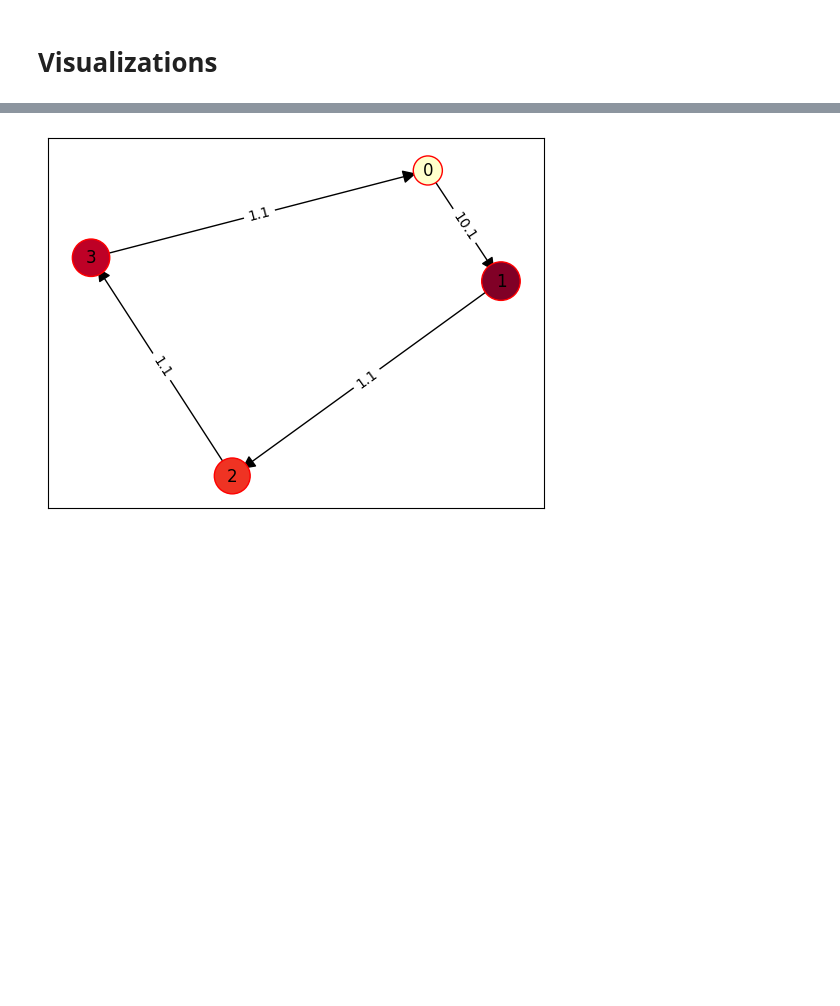
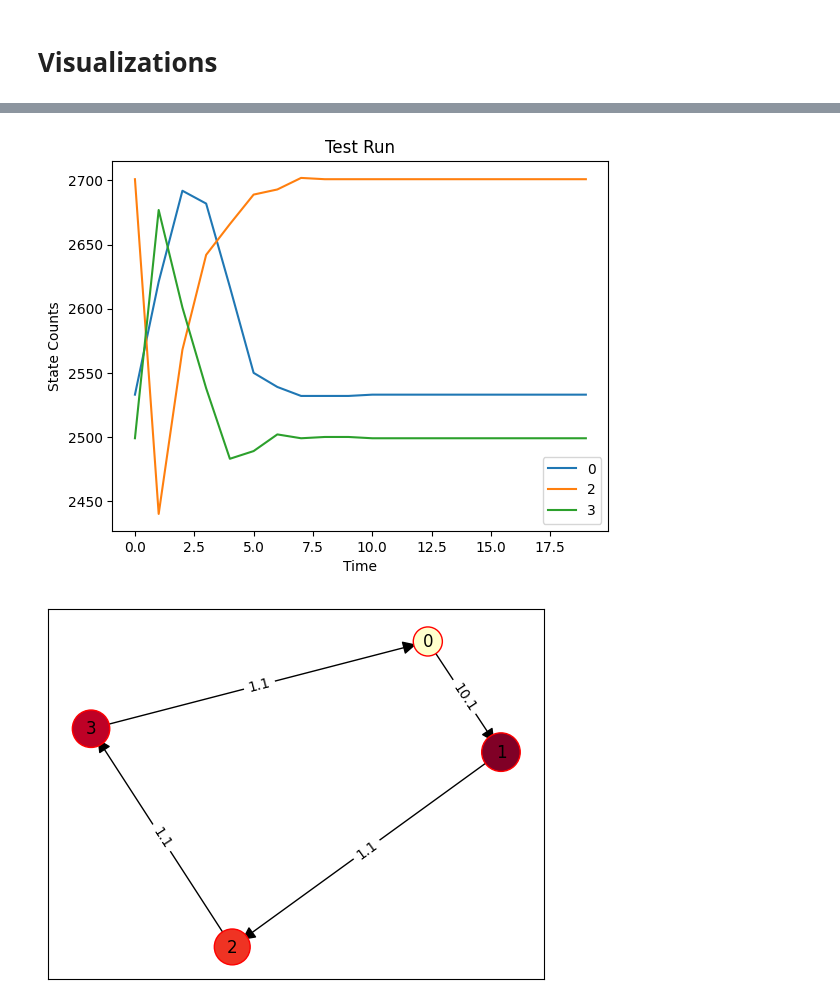
Before and after one commit to santi921/kmcluster, a Jupyter notebook: kmcluster/scripts/run.ipynb, the cells around one changed output, grey strips where cells are left out. Cells and saved outputs as stored; diff of their text form; code cells hidden in the pictures; blank space fills up the shorter version.

```diff
--- a/kmcluster/scripts/run.ipynb
+++ b/kmcluster/scripts/run.ipynb
@@ -128,3 +132,16 @@ plot_top_n_states(
+# %%
+plot_states(
+    trajectories,
+    states_to_plot=[0,2,3],
+    resolution = 1,
+    max_time = 20,
+    title = "Test Run",
+    xlabel = "Time",
+    ylabel = "State Counts",
+    save = True,
+    save_name = "../../reporting/plots/test_run.png")
+# %% [output]
+[figure, added]
 # %%
 time_slice = 0
 pos = graph_trajectories_static(
```
Also changed, not shown: parts of 5 cells of this notebook, 1 other file.
